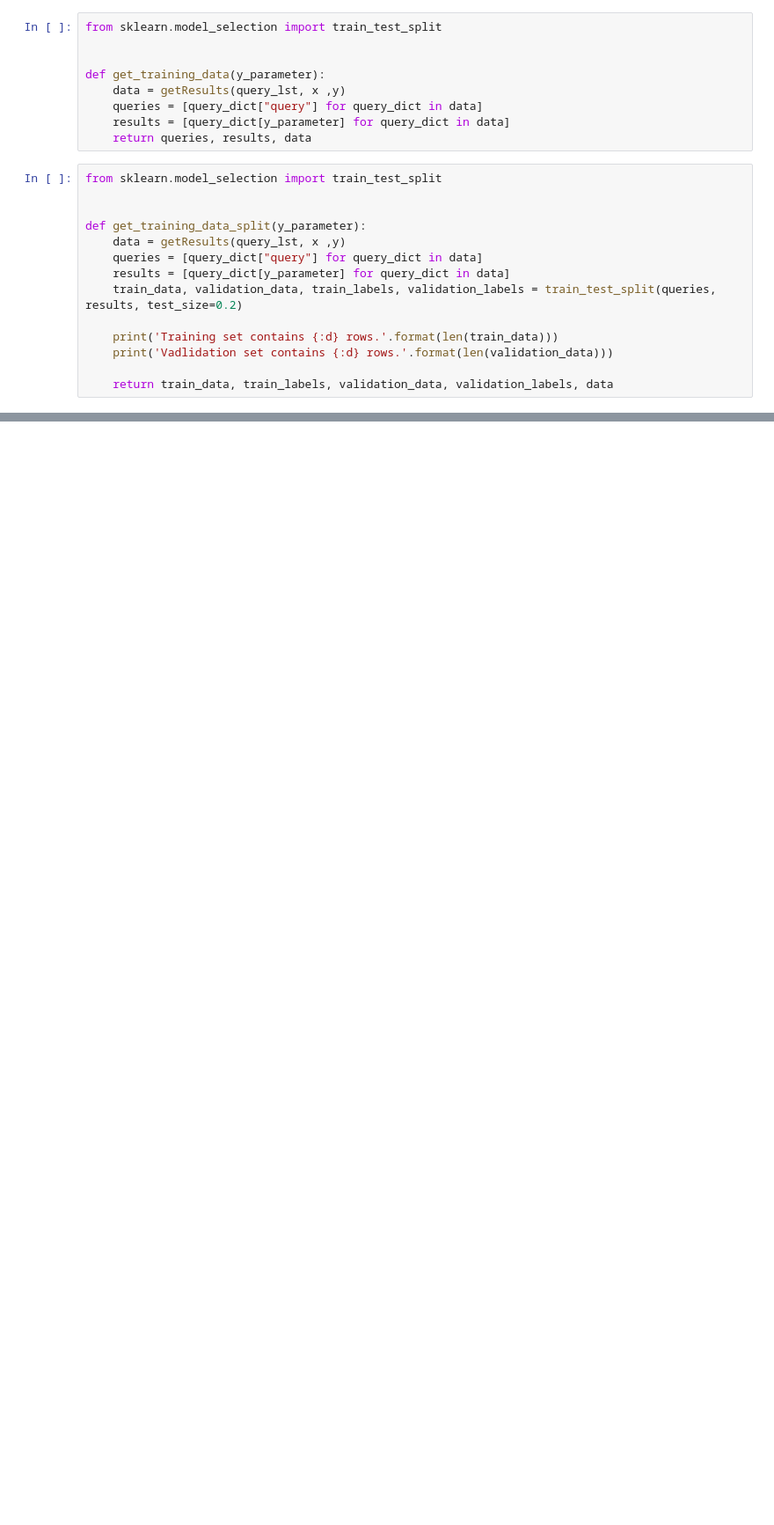
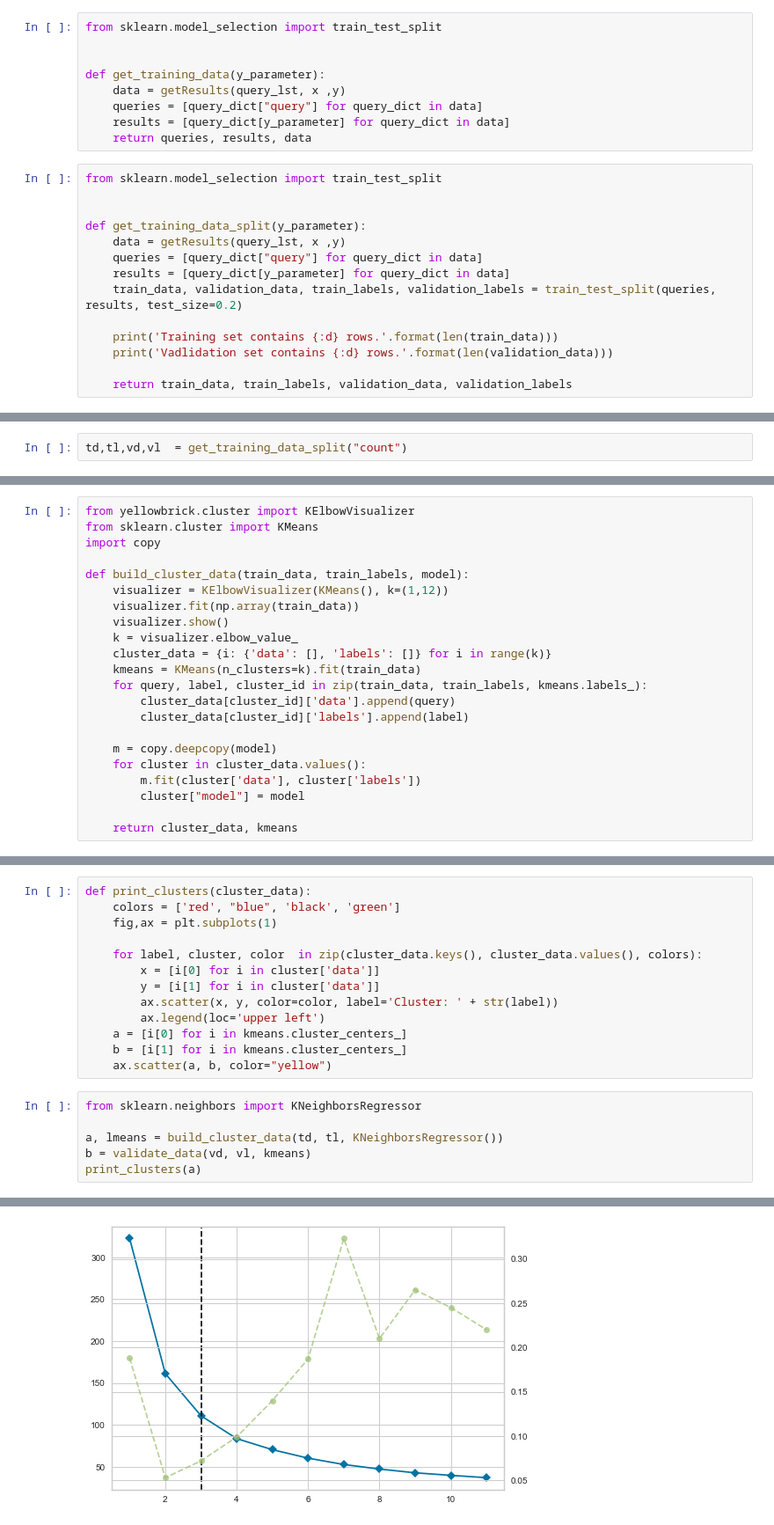
Before and after one commit to darreluchendu/diss_proj, a Jupyter notebook: sci-kit.ipynb, the cells around one changed output, grey strips where cells are left out. Shown at 88% size. Drawn from its saved outputs; the diff is of its cells as text; blank space fills up the shorter version.

```diff
--- a/sci-kit.ipynb
+++ b/sci-kit.ipynb
@@ -149,6 +149,6 @@ def get_training_data_split(y_parameter):
     print('Training set contains {:d} rows.'.format(len(train_data)))
     print('Vadlidation set contains {:d} rows.'.format(len(validation_data)))
 
-    return train_data, train_labels, validation_data, validation_labels, data
+    return train_data, train_labels, validation_data, validation_labels
 # %%
 train_data, train_labels, rawData = get_training_data("count")
@@ -155,0 +155,2 @@ td,tl,vl,vl = get_training_data_split("count")
+# %%
+td,tl,vd,vl  = get_training_data_split("count")
@@ -194,0 +255,22 @@ globalModelPrediction(KNeighborsRegressor(), "K Nearest Neighbors Regression")
+# %%
+from yellowbrick.cluster import KElbowVisualizer
+from sklearn.cluster import KMeans
+import copy
+
+def build_cluster_data(train_data, train_labels, model):
+    visualizer = KElbowVisualizer(KMeans(), k=(1,12))
+    visualizer.fit(np.array(train_data))
+    visualizer.show()
+    k = visualizer.elbow_value_
+    cluster_data = {i: {'data': [], 'labels': []} for i in range(k)}
+    kmeans = KMeans(n_clusters=k).fit(train_data)
+    for query, label, cluster_id in zip(train_data, train_labels, kmeans.labels_):
+        cluster_data[cluster_id]['data'].append(query)
+        cluster_data[cluster_id]['labels'].append(label)
+
+    m = copy.deepcopy(model)
+    for cluster in cluster_data.values():
+        m.fit(cluster['data'], cluster['labels'])
+        cluster["model"] = model
+
+    return cluster_data, kmeans
@@ -194,0 +307,20 @@ globalModelPrediction(KNeighborsRegressor(), "K Nearest Neighbors Regression")
+# %%
+def print_clusters(cluster_data):
+    colors = ['red', "blue", 'black', 'green']
+    fig,ax = plt.subplots(1)
+
+    for label, cluster, color  in zip(cluster_data.keys(), cluster_data.values(), colors):
+        x = [i[0] for i in cluster['data']]
+        y = [i[1] for i in cluster['data']]
+        ax.scatter(x, y, color=color, label='Cluster: ' + str(label))
+        ax.legend(loc='upper left')
+    a = [i[0] for i in kmeans.cluster_centers_]
+    b = [i[1] for i in kmeans.cluster_centers_]
+    ax.scatter(a, b, color="yellow")
+# %%
+from sklearn.neighbors import KNeighborsRegressor
+
+a, lmeans = build_cluster_data(td, tl, KNeighborsRegressor())
+b = validate_data(vd, vl, kmeans)
+print_clusters(a)
+# %% [output]
@@ -194,0 +330 @@ globalModelPrediction(KNeighborsRegressor(), "K Nearest Neighbors Regression")
+[figure, added]
```
Also changed, not shown: parts of 21 cells of this notebook.
